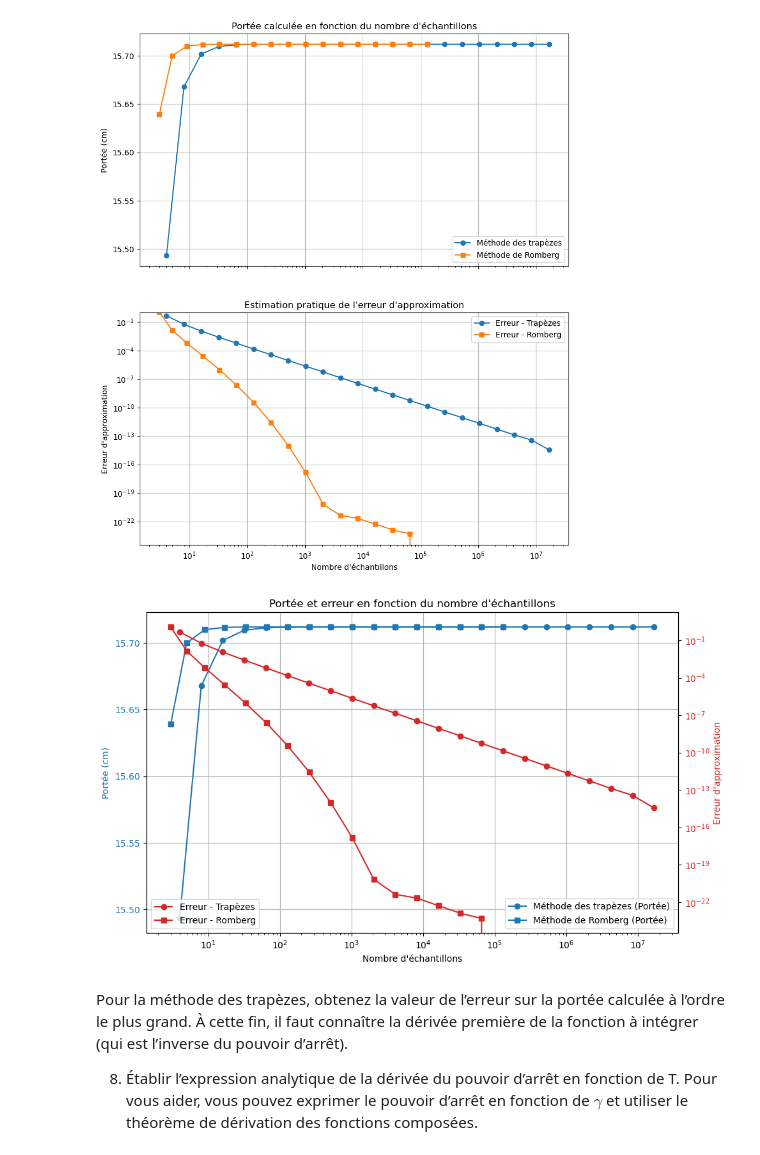
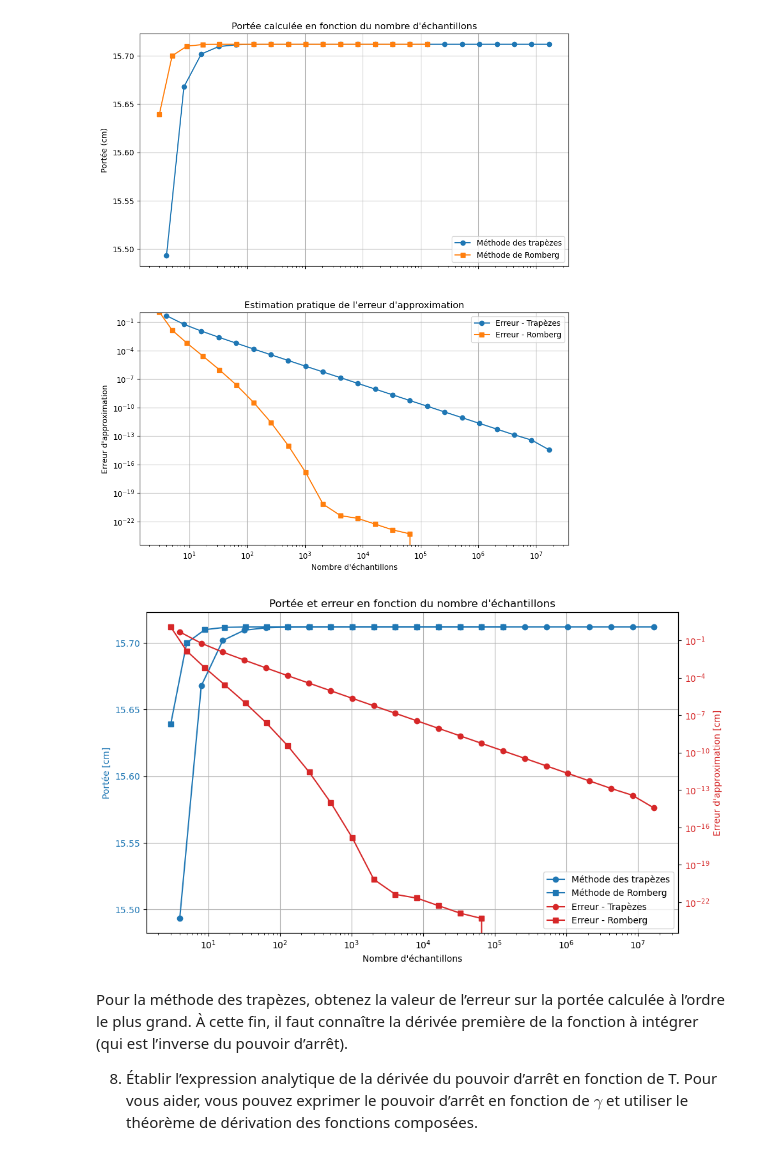
Before and after one commit to Antetokounpo/PhysNum-TP, a Jupyter notebook: tp1.ipynb, the cells around one changed output. Drawn from its saved outputs; the diff is of its cells as text; code cells hidden in the pictures.

Commit message:
Un tit peu de formattage de graphique

```diff
--- a/tp1.ipynb
+++ b/tp1.ipynb
@@ -350,32 +350,35 @@ plt.show()
 [figure]
 # %%
 fig, ax1 = plt.subplots(figsize=(10, 6))
+lines = []
 
 # Graphique des portées
-ax1.semilogx(n_samples_trapezoid, portees_trapezoid, '-o', label='Méthode des trapèzes (Portée)', color='tab:blue')
-ax1.semilogx(n_samples_romberg, portees_romberg, '-s', label='Méthode de Romberg (Portée)', color='tab:blue')
+lines += ax1.semilogx(n_samples_trapezoid, portees_trapezoid, '-o', label='Méthode des trapèzes', color='tab:blue')
+lines += ax1.semilogx(n_samples_romberg, portees_romberg, '-s', label='Méthode de Romberg', color='tab:blue')
+
+
 ax1.set_xlabel('Nombre d\'échantillons')
-ax1.set_ylabel('Portée (cm)', color='tab:blue')
+ax1.set_ylabel('Portée [cm]', color='tab:blue')
 ax1.tick_params(axis='y', labelcolor='tab:blue')
 ax1.set_title('Portée et erreur en fonction du nombre d\'échantillons')
 ax1.grid(True)
-ax1.legend()
 
 # Créer un deuxième axe y qui partage le même axe x
 ax2 = ax1.twinx()
 
 # Graphique des erreurs
-ax2.loglog(n_samples_trapezoid, erreurs_trapezoid, '-o', label='Erreur - Trapèzes', color='tab:red')
-ax2.loglog(n_samples_romberg, erreurs_romberg, '-s', label='Erreur - Romberg', color='tab:red')
-ax2.set_ylabel('Erreur d\'approximation', color='tab:red')
+lines += ax2.loglog(n_samples_trapezoid, erreurs_trapezoid, '-o', label='Erreur - Trapèzes', color='tab:red')
+lines += ax2.loglog(n_samples_romberg, erreurs_romberg, '-s', label='Erreur - Romberg', color='tab:red')
+ax2.set_ylabel('Erreur d\'approximation [cm]', color='tab:red')
 ax2.tick_params(axis='y', labelcolor='tab:red')
-ax2.legend(loc='lower left')
 
+# Circonlocution algorithmique pour afficher les labels dans une seule légende
+ax1.legend(lines, [l.get_label() for l in lines])
 
 fig.tight_layout()  # Sinon, les étiquettes peuvent se chevaucher
 plt.show()
 # %% [output]
-[figure, old version]
+[figure, new version]
 # %% [markdown]
  Pour la méthode des trapèzes, obtenez la valeur de l’erreur sur la portée calculée à l’ordre le
  plus grand. À cette fin, il faut connaître la dérivée première de la fonction à intégrer (qui est
```
